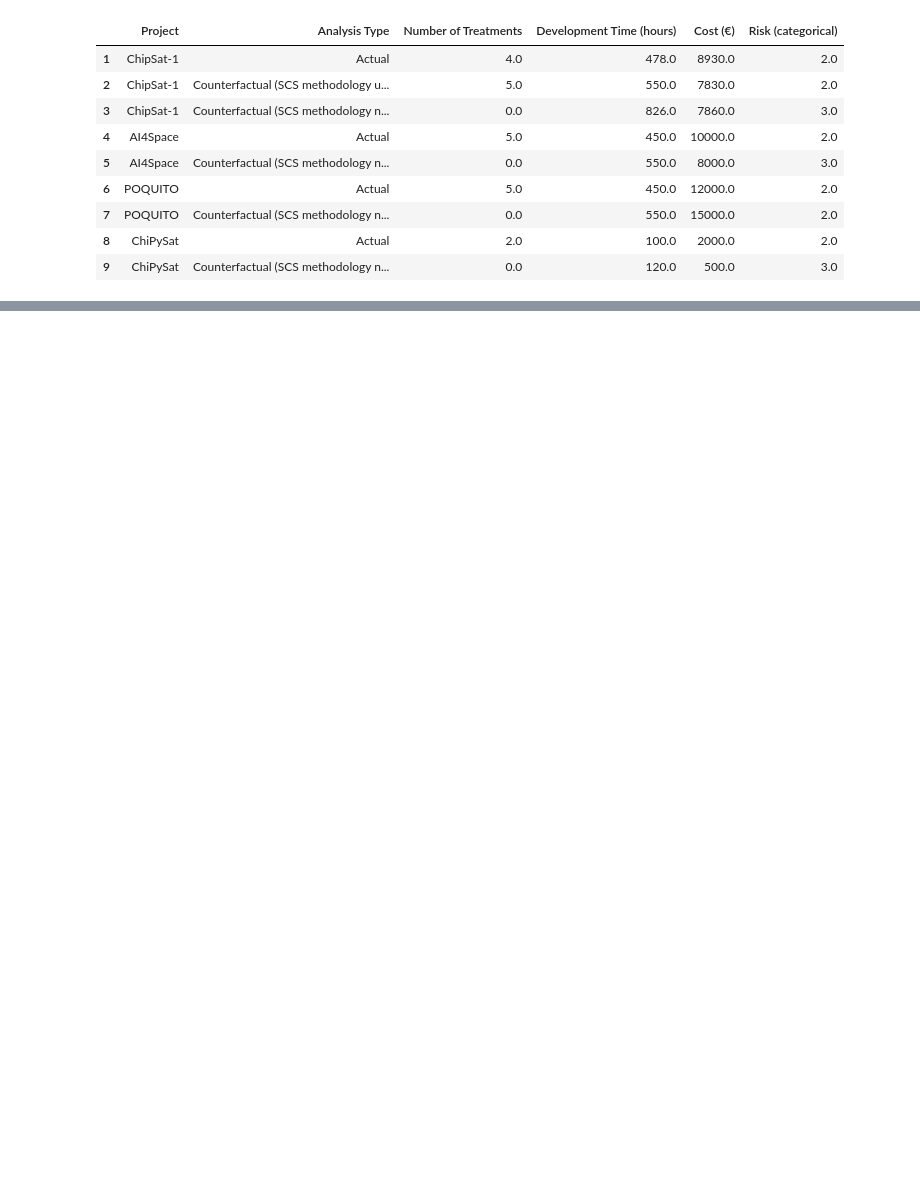
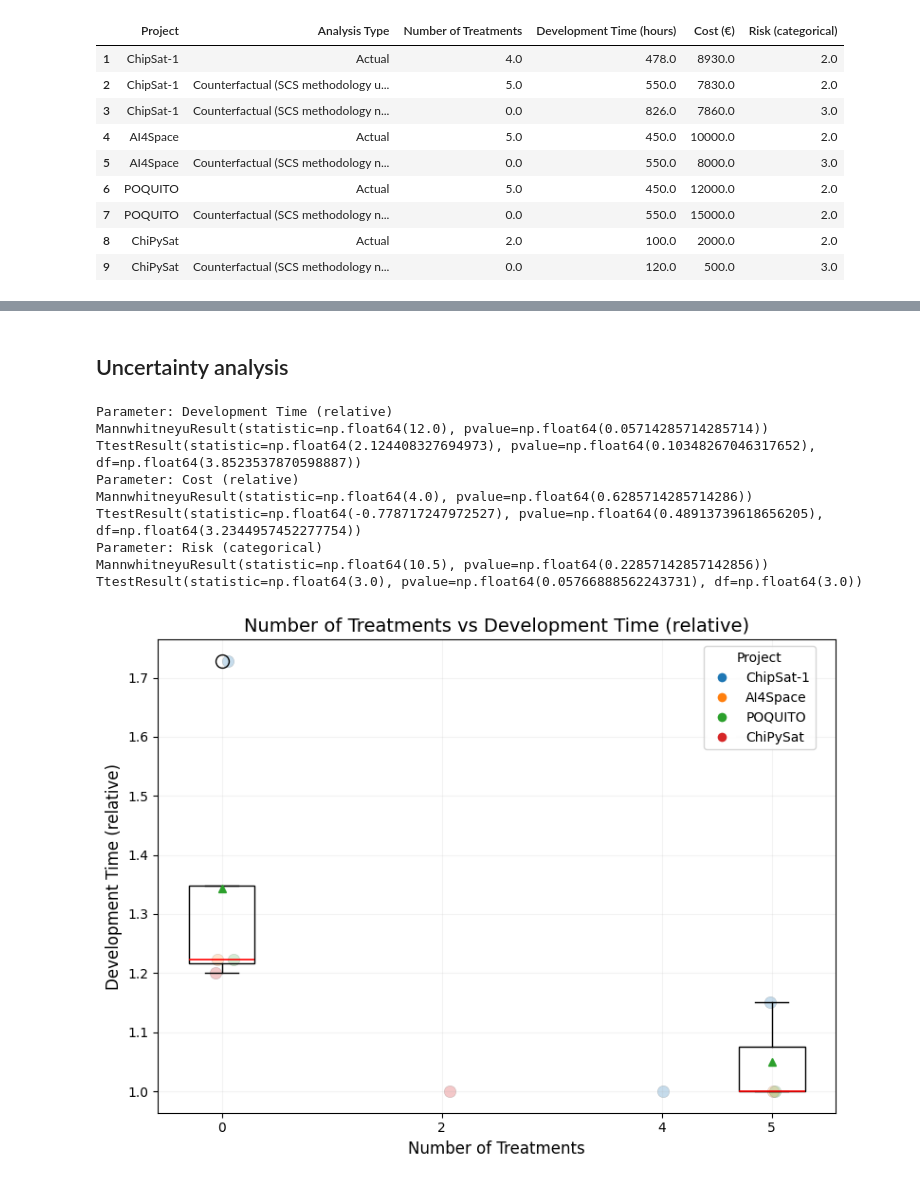
Before and after one commit to kongr45gpen/doctoral-thesis, a Jupyter notebook: analyses/sensitivity_analysis.ipynb, the cells around one changed output, grey strips where cells are left out. Drawn from its saved outputs; the diff is of its cells as text; code cells hidden in the pictures; blank space fills up the shorter version.

```diff
--- a/analyses/sensitivity_analysis.ipynb
+++ b/analyses/sensitivity_analysis.ipynb
@@ -23,0 +62,75 @@ df
+# %% [markdown]
+## Uncertainty analysis
+# %%
+
+for parameter in df_copy.columns[3:]:
+    parameter_alias = parameter.split()[0].lower()
+    label = label_map[parameter]
+
+    treatments = np.sort(df_copy['Number of Treatments'].unique())
+    data_by_t = [df_copy.loc[df_copy['Number of Treatments'] == t, parameter].values for t in treatments]
+
+    fig, ax = plt.subplots(figsize=(8, 6))
+
+    # scatter background: jitter points and color by project
+    rng = np.random.default_rng(0)
+    for proj in projects:
+        proj_mask = df_copy['Project'] == proj
+        xs = df_copy.loc[proj_mask, 'Number of Treatments'].values
+        ys = df_copy.loc[proj_mask, parameter].values
+        if len(xs):
+            jitter = rng.normal(0, 0.08, size=len(xs))
+            ax.scatter(xs + jitter, ys, color=colors.get(proj, 'gray'), alpha=0.25, s=80, edgecolors='k', linewidths=0.3, zorder=1)
+
+    # filter treatments with 1 data only
+    data_by_t = [data if len(data) > 1 else np.array([]) for data in data_by_t]
+
+    bp = ax.boxplot(data_by_t, positions=treatments, widths=0.6, patch_artist=True, notch=False, manage_ticks=False, zorder=2, showmeans=True)
+    # style boxes to be transparent so background points remain visible
+    for box in bp['boxes']:
+        box.set(facecolor=(1, 1, 1, 0.2), edgecolor='black', linewidth=1.0)
+    # for whisker in bp['whiskers']:
+    #     whisker.set(color='black', linewidth=0.8)
+    # for cap in bp['caps']:
+    #     cap.set(color='black', linewidth=0.8)
+    for median in bp['medians']:
+        median.set(color='red', linewidth=1.2)
+    for flier in bp['fliers']:
+        flier.set(marker='o', color='black', alpha=1, linewidth=1, ms=10)
+
+    ax.set_xlabel('Number of Treatments', fontsize=12)
+    ax.set_ylabel(label, fontsize=12)
+    ax.set_title(f'Number of Treatments vs {label}', fontsize=14)
+    ax.set_xticks(treatments)
+    ax.grid(True, alpha=0.15)
+
+    # legend for projects
+    handles = [mlines.Line2D([0], [0], marker='o', color='w', markerfacecolor=colors[p], markersize=8, label=p) for p in projects]
+    ax.legend(handles=handles, title='Project', bbox_to_anchor=(0.98, 1), loc='upper right')
+
+    plt.tight_layout()
+    plt.savefig(f"sensitivity_boxplot_{parameter_alias}{specifier}.pdf", dpi=300)
+    #plt.show()
+
+    print(f"Parameter: {label}")
+    # Mann-Whitney U test
+    print(scipy.stats.mannwhitneyu(df_copy.loc[df_copy['Number of Treatments'] == 0, parameter],
+                                   df_copy.loc[df_copy['Number of Treatments'] == 5, parameter],
+                                   alternative='two-sided',
+                                   method='exact'))
+    # Student T-test
+    print(scipy.stats.ttest_ind(df_copy.loc[df_copy['Number of Treatments'] == 0, parameter],
+                                df_copy.loc[df_copy['Number of Treatments'] == 5, parameter],
+                                alternative='two-sided',
+                                equal_var=False))
+# %% [output]
+Parameter: Development Time (relative)
+MannwhitneyuResult(statistic=np.float64(12.0), pvalue=np.float64(0.05714285714285714))
+TtestResult(statistic=np.float64(2.124408327694973), pvalue=np.float64(0.10348267046317652), df=np.float64(3.8523537870598887))
+Parameter: Cost (relative)
+MannwhitneyuResult(statistic=np.float64(4.0), pvalue=np.float64(0.6285714285714286))
+TtestResult(statistic=np.float64(-0.778717247972527), pvalue=np.float64(0.48913739618656205), df=np.float64(3.2344957452277754))
+Parameter: Risk (categorical)
+MannwhitneyuResult(statistic=np.float64(10.5), pvalue=np.float64(0.22857142857142856))
+TtestResult(statistic=np.float64(3.0), pvalue=np.float64(0.05766888562243731), df=np.float64(3.0))
+[figure, added]
```
Also changed, not shown: parts of 6 cells of this notebook, 13 other files.
